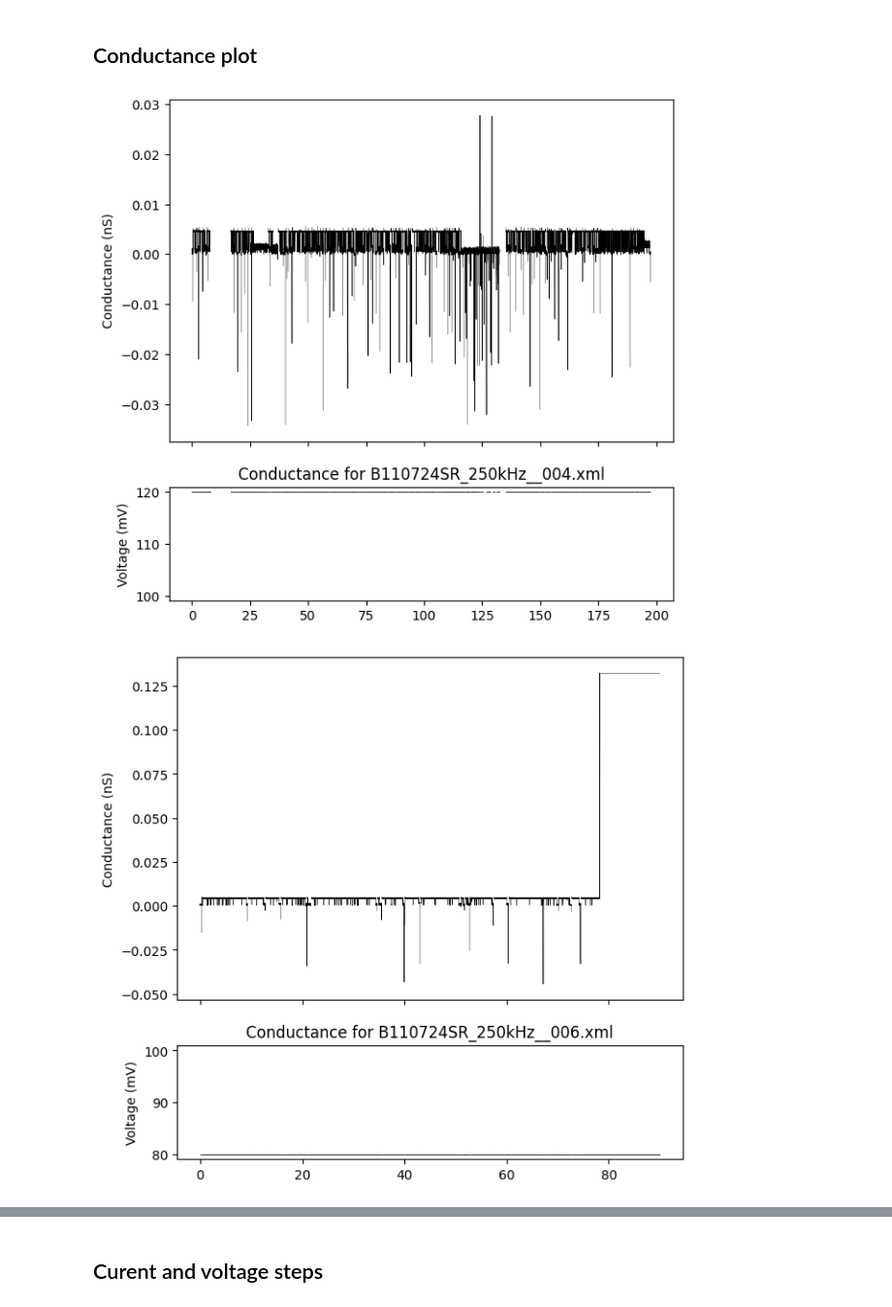
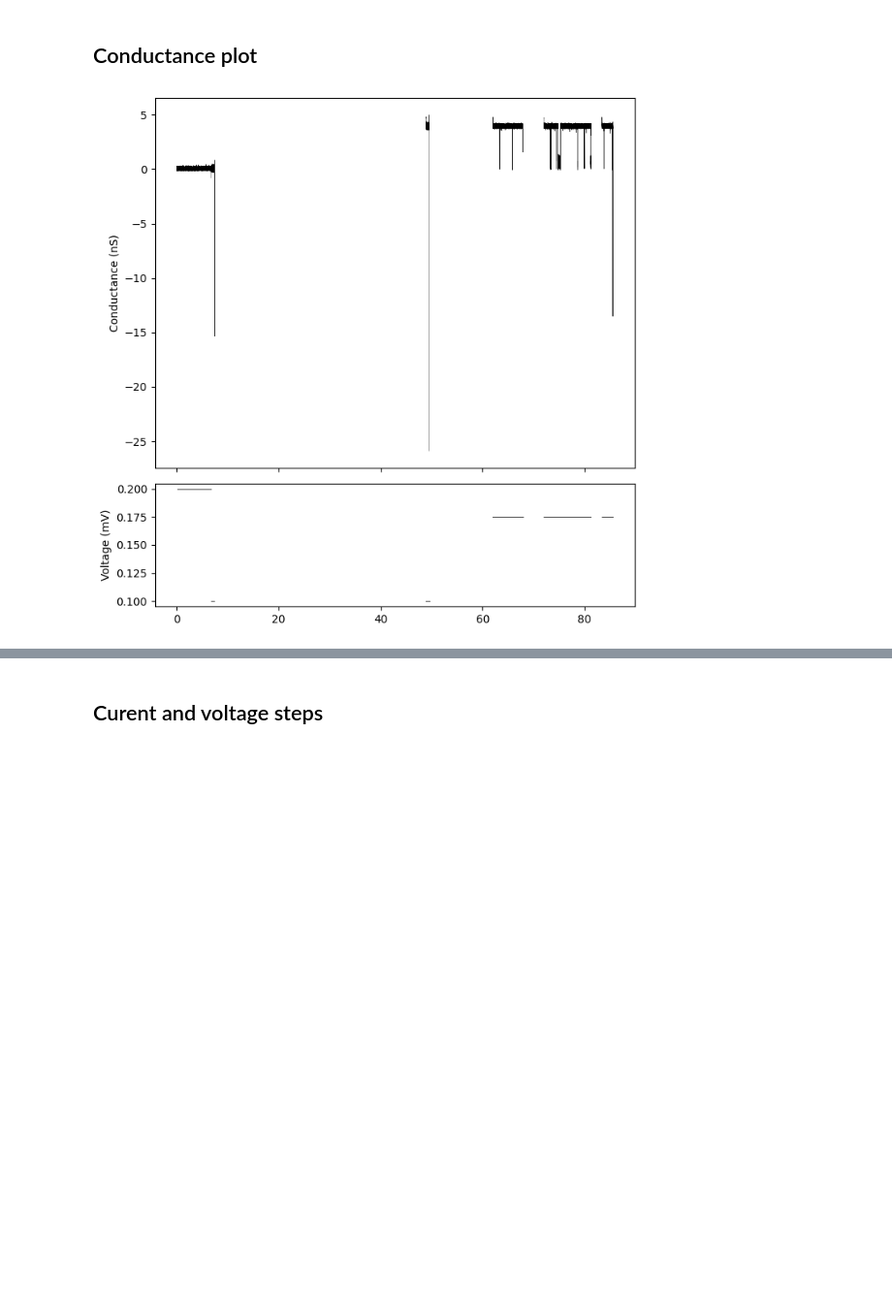
Before and after one commit to wanunulab/ioniq, a Jupyter notebook: notebooks/ioniq_demo_qt.ipynb, the cells around one changed output, grey strips where cells are left out. Shown: that part at 97% size. Saved outputs shown, nothing was run; the diff lists cells and outputs as text; code cells hidden in the pictures; blank space fills up the shorter version.

```diff
--- a/notebooks/ioniq_demo_qt.ipynb
+++ b/notebooks/ioniq_demo_qt.ipynb
@@ -52,4 +39,4 @@ datafiles_voltage = [xml_file_1, xml_file_2, xml_file_3]
 # %%
-datafiles=glob.glob('/Users/dinaraboyko/grad_school/cloned_repo/data/xialin/*/*.xml')
+datafiles=glob.glob('/Users/dinaraboyko/grad_school/cloned_repo/data/011225/*.opt')
 print(*datafiles,sep='\n')
 # %% [output]
@@ -68,10 +59,12 @@ print(*datafiles,sep='\n')
 ### Plots for different voltage protocols
 # %%
 %matplotlib qt
-for file in datafiles:
-    metadata, current, voltage = XMLReader(file, voltage_compress=True, downsample=10)
+for file in datafiles[10:11]:
+    print(file)
+    metadata, current, voltage = OPTReader(file, voltage_compress=True, downsample=1)
+    print(len(current))
     voltage_data = voltage
-    current_sliced = current[:metadata["total_samples"]]
+    #current_sliced = current[:metadata["total_samples"]]
     sampling_frequency = metadata['Sampling frequency (SR)']
     time = np.linspace(0, len(current) / sampling_frequency, num=len(current))
 
@@ -144,8 +140,8 @@ trimmer=Trimmer(samples_to_remove=100)
 # Apply filters
 sfm = dt.SessionFileManager()
 sfm.clear_children()
-for datafile in datafiles:
-    metadata, current, voltage = XMLReader(datafile, voltage_compress=True, downsample=5, prefilter=filt)
+for datafile in datafiles[10:11]:
+    metadata, current, voltage = OPTReader(datafile, voltage_compress=True, downsample=5, prefilter=filt)
     trace_file = dt.TraceFile(current=current, voltage=voltage, parent=sfm, metadata=metadata, unique_features={"sampling_freq": metadata["eff_sampling_freq"]})
     trimmer(trace_file)
 # %% [markdown]
@@ -153,21 +149,20 @@ for datafile in datafiles:
 # %%
  # Conductance in nS
 %matplotlib inline
 for i, tf in enumerate(sfm.children):
     fig, (ax0, ax1) = plt.subplots(2, 1, sharex=True, num=i+1,
                                    gridspec_kw={'height_ratios': [3, 1]}, figsize=(7, 7))
     for child in tf.traverse_to_rank("vstepgap"):
         voltage = child.get_feature("voltage")
         if voltage > 0:
             conductance = child.current  / voltage
             ax0.plot(child.time, conductance, lw=0.3, c='k')
             ax1.plot([child.time[0], child.time[-1]], [voltage] * 2, lw=0.6, c='k')
-    file_name = tf.get_feature("metadata")["HeaderFile"].split("/")[-1]
-    plt.title(f"Conductance for {file_name}")
+    #file_name = tf.get_feature("metadata")["HeaderFile"].split("/")[-1]
+    #plt.title(f"Conductance for {file_name}")
     ax0.set_ylabel("Conductance (nS)")
     ax1.set_ylabel("Voltage (mV)")
 plt.tight_layout()
 plt.show()
 # %% [output]
-[figure, old version]
+[figure, new version]
-[figure, removed]
```
Also changed, not shown: parts of 10 cells of this notebook, 7 other files.
